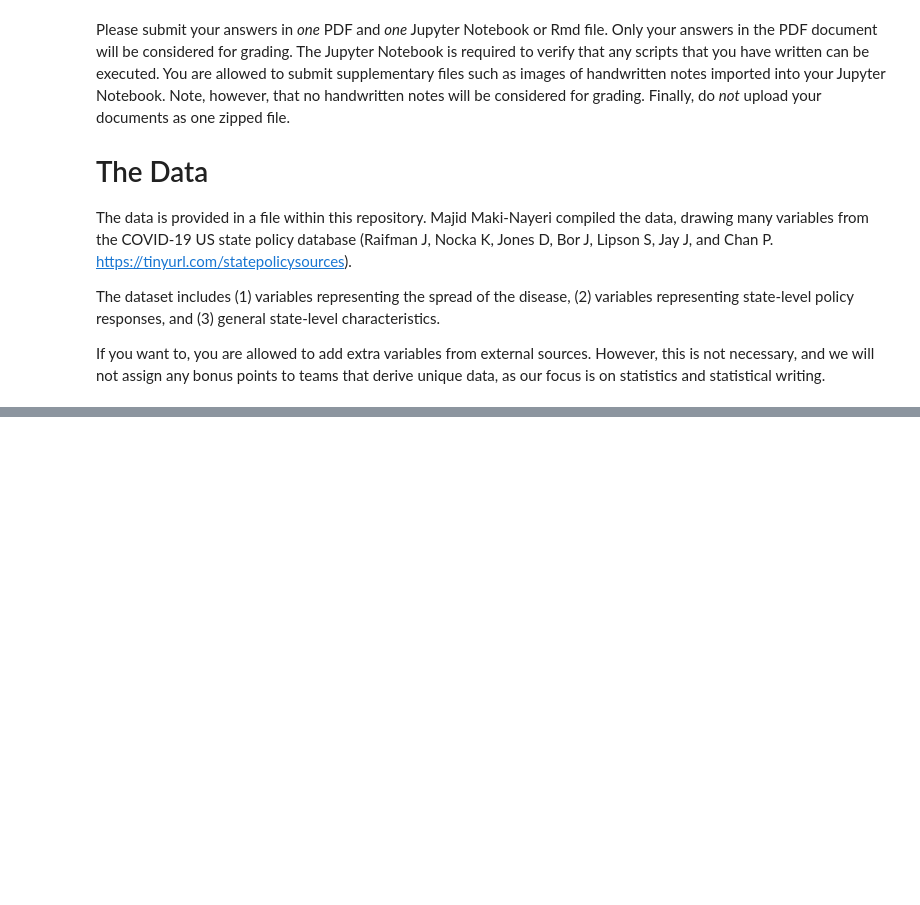
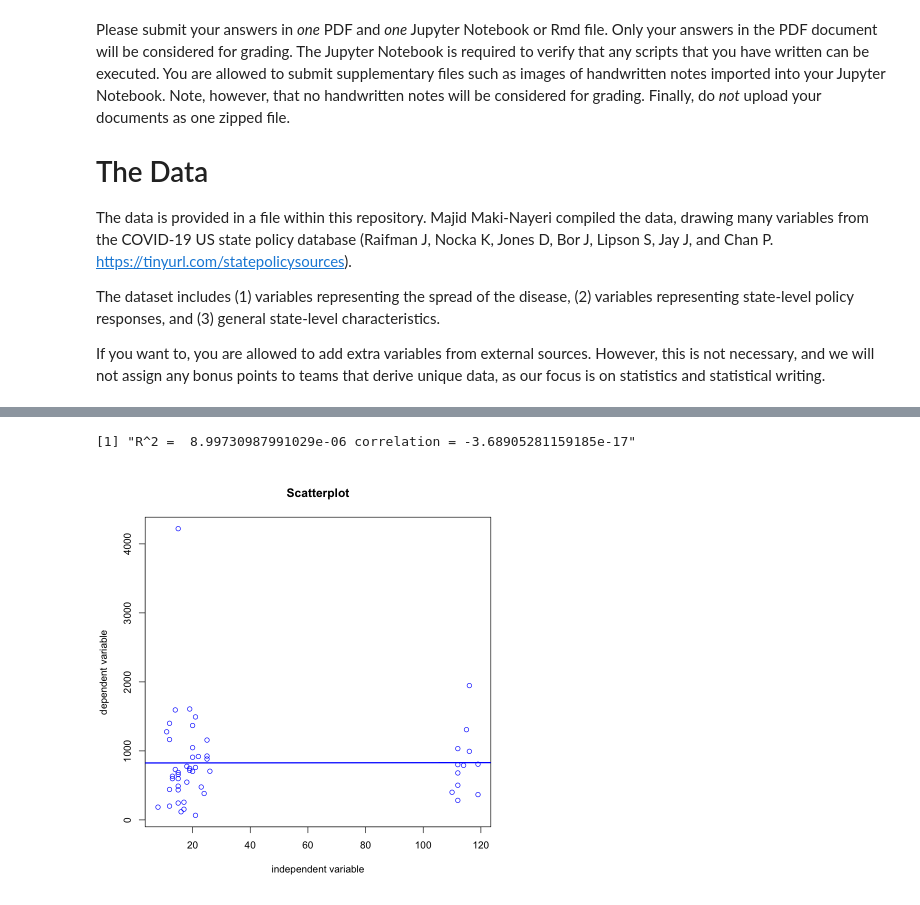
Before and after one commit to MadhuAtBerkeley/Lab-3, a Jupyter notebook: lab_3.ipynb, the cells around one changed output, grey strips where cells are left out. Cells and saved outputs as stored; diff of their text form; code cells hidden in the pictures; blank space fills up the shorter version.

```diff
--- a/lab_3.ipynb
+++ b/lab_3.ipynb
@@ -155,0 +289,26 @@ As above, you must submit both the source and pdf files.  Be sure to include the
+# %%
+# simple regression function with R^2 values
+run_simple_regression <- function(x, Y) {
+    b1 <- sum( (x-mean(x))*(Y-mean(Y)) ) / sum( (x-mean(x))^2)
+    b0 <- mean(Y)-b1*mean(x)
+    paste('Beta_0: ', b0)
+    paste('Beta_1: ', b1)
+    model <- lm(Y ~ x)
+    coef(model)
+
+    plot(x, Y, col="blue", main="Scatterplot",
+     xlab="independent variable",ylab="dependent variable")
+    abline(model,col="blue",lwd=2)
+
+    paste("R^2 = ", toString(summary(model)$r.squared), "correlation =", toString(cor(x,model$residuals)), sep=" ")
+
+}
+# %%
+# Also, add interval variables
+
+# add Days to declare SIP
+df1$days.to.declare.sip <- df1$`Stay.at.home/.shelter.in.place` - df1$`State.of.emergency`
+run_simple_regression(df1$days.to.declare.sip, df1$RatePer100000)
+# %% [output]
+[1] "R^2 =  8.99730987991029e-06 correlation = -3.68905281159185e-17"
+[figure, added]
```
Also changed, not shown: parts of 15 cells of this notebook.
